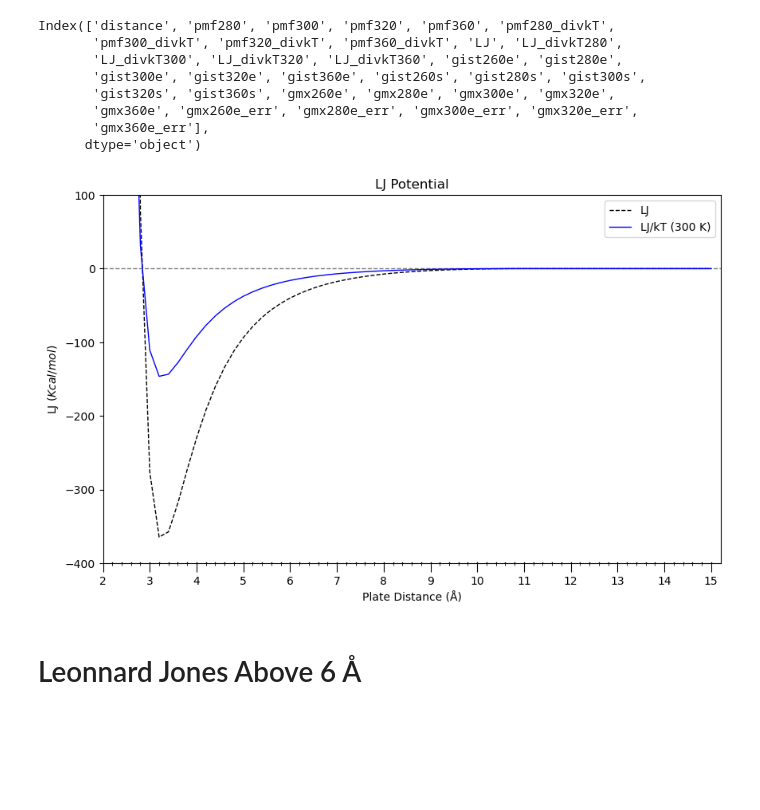
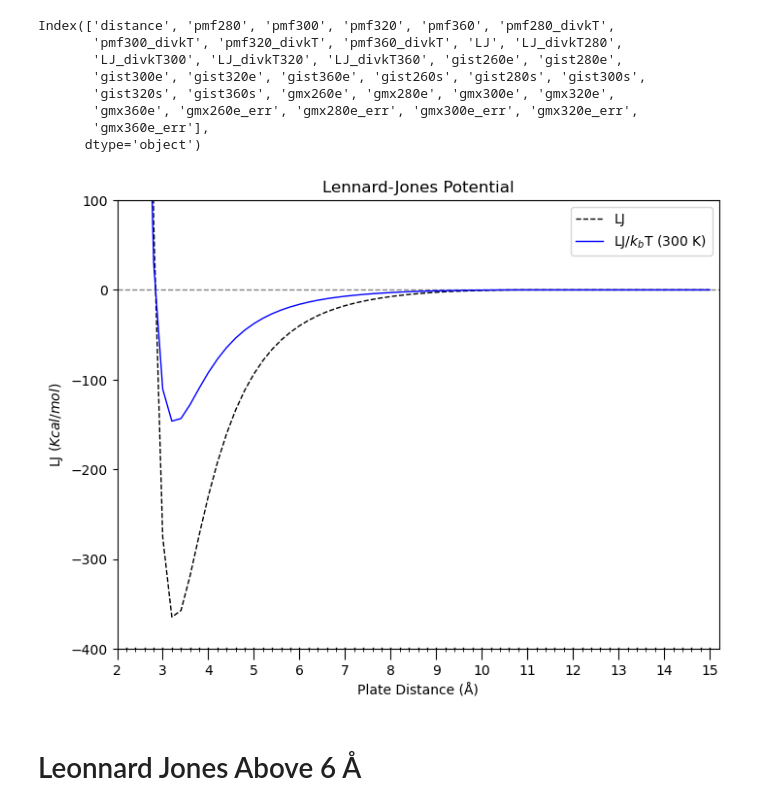
Before and after one commit to arghavanvg/hydrophobic-plates-analysis, a Jupyter notebook: df-energy-plotting.ipynb, the cells around one changed output. Saved outputs shown, nothing was run; the diff lists cells and outputs as text; code cells hidden in the pictures; blank space fills up the shorter version.

```diff
--- a/df-energy-plotting.ipynb
+++ b/df-energy-plotting.ipynb
@@ -452,35 +435,36 @@ Index(['distance', 'pmf280', 'pmf300', 'pmf320', 'pmf360', 'pmf280_divkT',
        'gmx360e_err'],
       dtype='object')
 # %%
-plt.figure(figsize=(10, 6))
+plt.figure(figsize=(8, 6))
 plt.plot(distance_A, all_data_df['LJ'], color='black', linestyle='--', markersize=3, linewidth=1, label='LJ', zorder=2)
-plt.plot(distance_A, all_data_df['LJ_divkT300'], 'b-', markersize=3, linewidth=1, label='LJ/kT (300 K)', zorder=2)
+plt.plot(distance_A, all_data_df['LJ_divkT300'], 'b-', markersize=3, linewidth=1, label=r'LJ/$k_b$T (300 K)', zorder=2)
 plt.hlines(y=0.00, xmin=2.0, xmax=15.2, color='grey', linestyle='--', linewidth=1, zorder=1)
 
 
-plt.title('LJ Potential')
+plt.title('Lennard-Jones Potential')
 plt.xlabel('Plate Distance (Å)')
 plt.ylabel(r'LJ $(Kcal/mol)$')
 plt.xlim(2.0,15.2)
 plt.ylim (-400.0, 100.0)
 plt.gca().xaxis.set_major_locator(ticker.MultipleLocator(1))
 
 medium_ticks = np.arange(2.2,15.2, 0.2)
 plt.gca().set_xticks(medium_ticks, minor=True)
 
 plt.tick_params(axis='x', which='major', length=8)
 plt.tick_params(axis='x', which='minor', length=2)
 for t in medium_ticks:
     plt.gca().axvline(t, ymin=0, ymax=0.003, color='k', lw=1)
 
 
 plt.legend()
 plots_path = f'{output_path}/plots/'
 os.makedirs(plots_path, exist_ok=True)
 
-plt.savefig(f'{plots_path}/LJ_potential.png', dpi=800)
+# plt.savefig(f'{plots_path}/LJ_potential.png', dpi=800)
+plt.savefig(f'{plots_path}/LJ_potential_8_6.png', dpi=800)
 # %% [output]
-[figure, old version]
+[figure, new version]
 # %% [markdown]
 # Leonnard Jones Above 6 Å
 # %%
```
Also changed, not shown: parts of 4 cells of this notebook, 2 other files.
